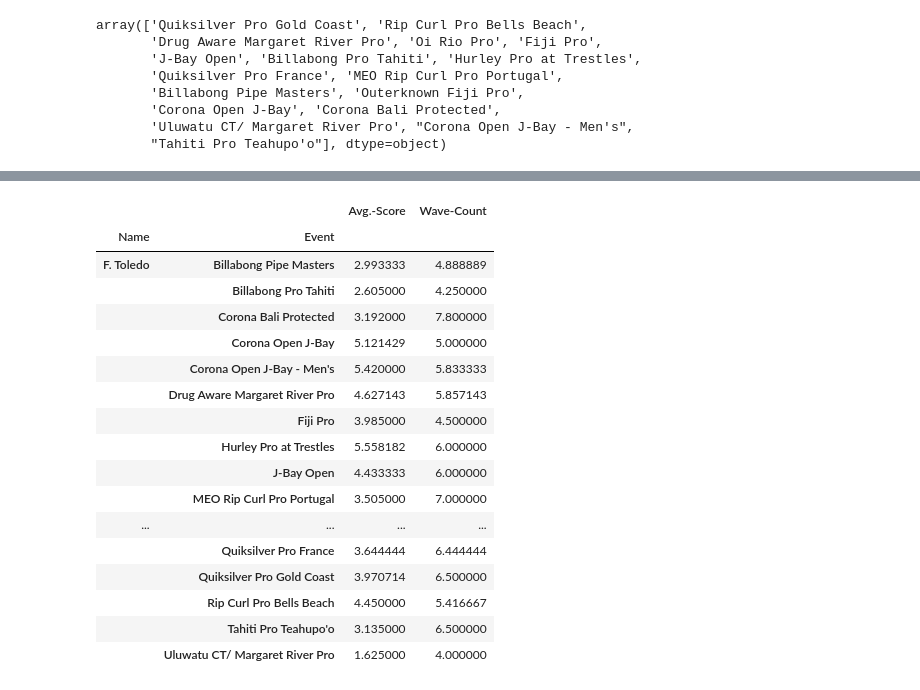
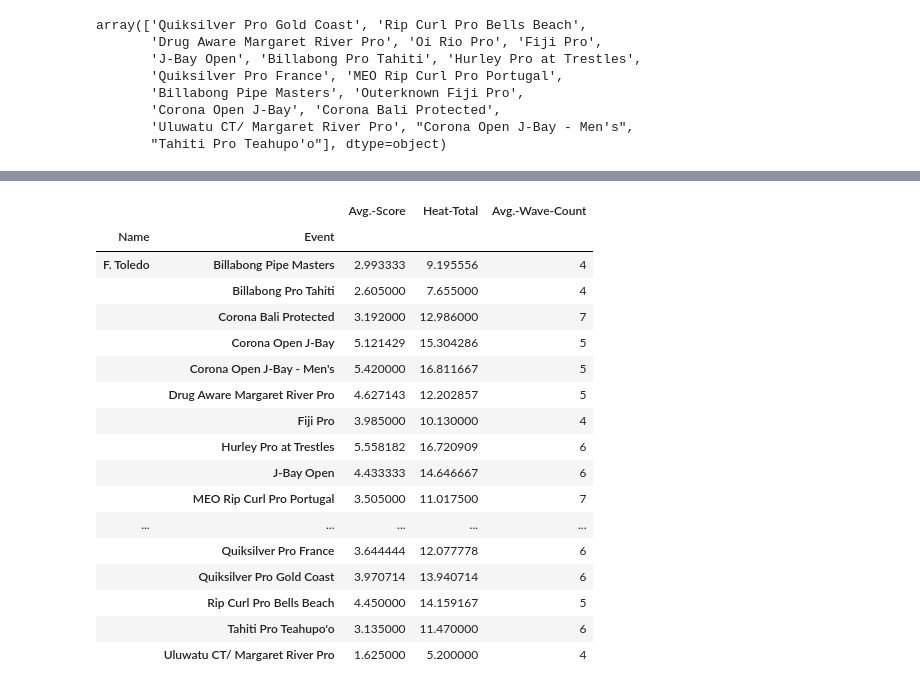
Before and after one commit to csecen/surfScores, a Jupyter notebook: waveScoreAnalysis.ipynb, the cells around one changed output, grey strips where cells are left out. Cells and saved outputs as stored; diff of their text form; code cells hidden in the pictures.

```diff
--- a/waveScoreAnalysis.ipynb
+++ b/waveScoreAnalysis.ipynb
@@ -48,9 +51,9 @@ Also, because I am already looping through all the rows, I will add another 2 co
 # %%
-df2['Raw-Scores'] = np.empty((len(df2), 0)).tolist()   # add new column to df2 with preset value of empty list
-df2['Wave-Count'] = 0   # add new column to df2 with preset value of 0
-df2['Avg.-Score'] = 0.0   # add new column to df2 with preset value of 0.0
+modified_df['Raw-Scores'] = np.empty((len(modified_df), 0)).tolist()   # add new column to df2 with preset value of empty list
+modified_df['Wave-Count'] = 0   # add new column to df2 with preset value of 0
+modified_df['Avg.-Score'] = 0.0   # add new column to df2 with preset value of 0.0
 
-for i, row in df2.iterrows():
+for i, row in modified_df.iterrows():
     rawScores = row['Scores']
     rawScores = eval(rawScores)   # collect the current value and convert to a list of strings
     stringScores = [x for x in rawScores if x != '\xa0']   # remove all \xa0 values from the list
@@ -64,6 +67,7 @@ for i, row in df2.iterrows():
             stringScores[i2] = x2
 
     scores = list(map(float, stringScores))   # convert all values to floats
+    scores_copy = scores.copy()
 
     # calculate the average wave score for the heat
     totalScore = 0
@@ -74,12 +78,23 @@ for i, row in df2.iterrows():
     else:
         avgScore = totalScore/len(scores)
 
+    heat_score = 0
+    if len(scores_copy) >= 2 :
+        top_index = scores_copy.index(max(scores_copy))
+        heat_score += scores_copy.pop(top_index)
+        second_top_index = scores_copy.index(max(scores_copy))
+        heat_score += scores_copy.pop(second_top_index)
+    elif len(scores_copy) == 1:
+        top_index = scores_copy.index(max(scores_copy))
+        heat_score = scores_copy.pop(top_index)
+
     # add new values to the dataframe
-    df2.at[i,'Scores'] = scores
-    df2.at[i,'Raw-Scores'] = rawScores
-    df2.at[i,'Wave-Count'] = len(scores)
-    df2.at[i,'Avg.-Score'] = round(avgScore,2)
+    modified_df.at[i,'Scores'] = scores
+    modified_df.at[i,'Raw-Scores'] = rawScores
+    modified_df.at[i,'Wave-Count'] = len(scores)
+    modified_df.at[i,'Avg.-Score'] = round(avgScore,2)
+    modified_df.at[i,'Heat-Total'] = heat_score
 
-display(df2.head(6))
-display(df2.tail(6))
+display(modified_df.head(6))
+display(modified_df.tail(6))
 # %% [output]
@@ -219,6 +238,6 @@ To start out, we're going to look at how the top performing surfers wave score a
 # %%
 # get list of the 5 surfers who had the most number of finals appearances
-top5Finals = df2[(df2.Round == 'Finals')].groupby(['Name']).count().sort_values('Year').index[-5:].tolist()
+top5Finals = modified_df[(modified_df.Round == 'Finals')].groupby(['Name']).count().sort_values('Year').index[-5:].tolist()
 
 # this dictionary will hold the average score for a surfer for each round
 # the key will be the surfers name
@@ -227,7 +246,7 @@ avgRoundScores = {}
 avgRoundWaveCount = {}
 
 for s in top5Finals:
-    scoreAvg = df2[(df2.Name == s)].groupby(['Round']).mean()   # get the mean score for each round
+    scoreAvg = modified_df[(modified_df.Name == s)].groupby(['Round']).mean()   # get the mean score for each round
     roundList = []
     countList = []
 
@@ -344,24 +346,26 @@ array(['Quiksilver Pro Gold Coast', 'Rip Curl Pro Bells Beach',
 # %%
 pd.set_option('display.max_rows', None)
-top5DF = df2[df2.Name.isin(top5Finals)]   # create a new df by filtering out the top 5 surfers from the original df
-events_pivot = pd.pivot_table(top5DF, index=['Name', 'Event'], values=['Avg.-Score', 'Wave-Count'], aggfunc=np.mean)
+top5DF = modified_df[modified_df.Name.isin(top5Finals)]   # create a new df by filtering out the top 5 surfers from the original df
+events_pivot = pd.pivot_table(top5DF, index=['Name', 'Event'], values=['Avg.-Score', 'Wave-Count', 'Heat-Total'], aggfunc=np.mean)
+events_pivot['Avg.-Wave-Count'] = events_pivot['Wave-Count'].astype(int)
+events_pivot.drop(['Wave-Count'], axis=1, inplace=True)
 display(events_pivot)
 # %% [output]
-|  |  | Avg.-Score | Wave-Count |
-| Name | Event |  |  |
-| F. Toledo | Billabong Pipe Masters | 2.993333 | 4.888889 |
-|  | Billabong Pro Tahiti | 2.605000 | 4.250000 |
-|  | Corona Bali Protected | 3.192000 | 7.800000 |
-|  | Corona Open J-Bay | 5.121429 | 5.000000 |
-|  | Corona Open J-Bay - Men's | 5.420000 | 5.833333 |
-|  | Drug Aware Margaret River Pro | 4.627143 | 5.857143 |
-|  | Fiji Pro | 3.985000 | 4.500000 |
-|  | Hurley Pro at Trestles | 5.558182 | 6.000000 |
-|  | J-Bay Open | 4.433333 | 6.000000 |
-|  | MEO Rip Curl Pro Portugal | 3.505000 | 7.000000 |
-| ... | ... | ... | ... |
-|  | Quiksilver Pro France | 3.644444 | 6.444444 |
-|  | Quiksilver Pro Gold Coast | 3.970714 | 6.500000 |
-|  | Rip Curl Pro Bells Beach | 4.450000 | 5.416667 |
-|  | Tahiti Pro Teahupo'o | 3.135000 | 6.500000 |
-|  | Uluwatu CT/ Margaret River Pro | 1.625000 | 4.000000 |
+|  |  | Avg.-Score | Heat-Total | Avg.-Wave-Count |
+| Name | Event |  |  |  |
+| F. Toledo | Billabong Pipe Masters | 2.993333 | 9.195556 | 4 |
+|  | Billabong Pro Tahiti | 2.605000 | 7.655000 | 4 |
+|  | Corona Bali Protected | 3.192000 | 12.986000 | 7 |
+|  | Corona Open J-Bay | 5.121429 | 15.304286 | 5 |
+|  | Corona Open J-Bay - Men's | 5.420000 | 16.811667 | 5 |
+|  | Drug Aware Margaret River Pro | 4.627143 | 12.202857 | 5 |
+|  | Fiji Pro | 3.985000 | 10.130000 | 4 |
+|  | Hurley Pro at Trestles | 5.558182 | 16.720909 | 6 |
+|  | J-Bay Open | 4.433333 | 14.646667 | 6 |
+|  | MEO Rip Curl Pro Portugal | 3.505000 | 11.017500 | 7 |
+| ... | ... | ... | ... | ... |
+|  | Quiksilver Pro France | 3.644444 | 12.077778 | 6 |
+|  | Quiksilver Pro Gold Coast | 3.970714 | 13.940714 | 6 |
+|  | Rip Curl Pro Bells Beach | 4.450000 | 14.159167 | 5 |
+|  | Tahiti Pro Teahupo'o | 3.135000 | 11.470000 | 6 |
+|  | Uluwatu CT/ Margaret River Pro | 1.625000 | 5.200000 | 4 |
```
Also changed, not shown: parts of 28 cells of this notebook.
